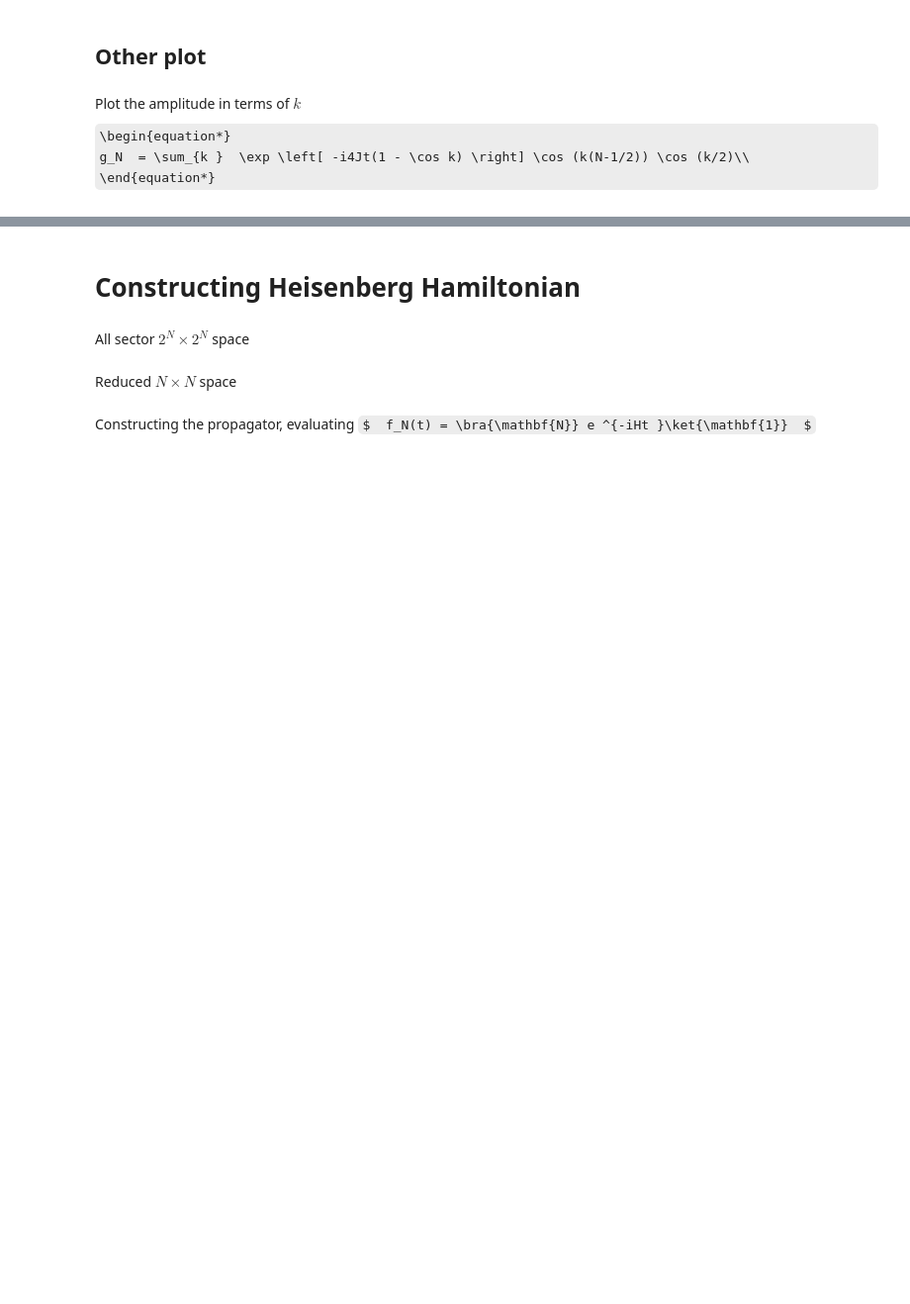
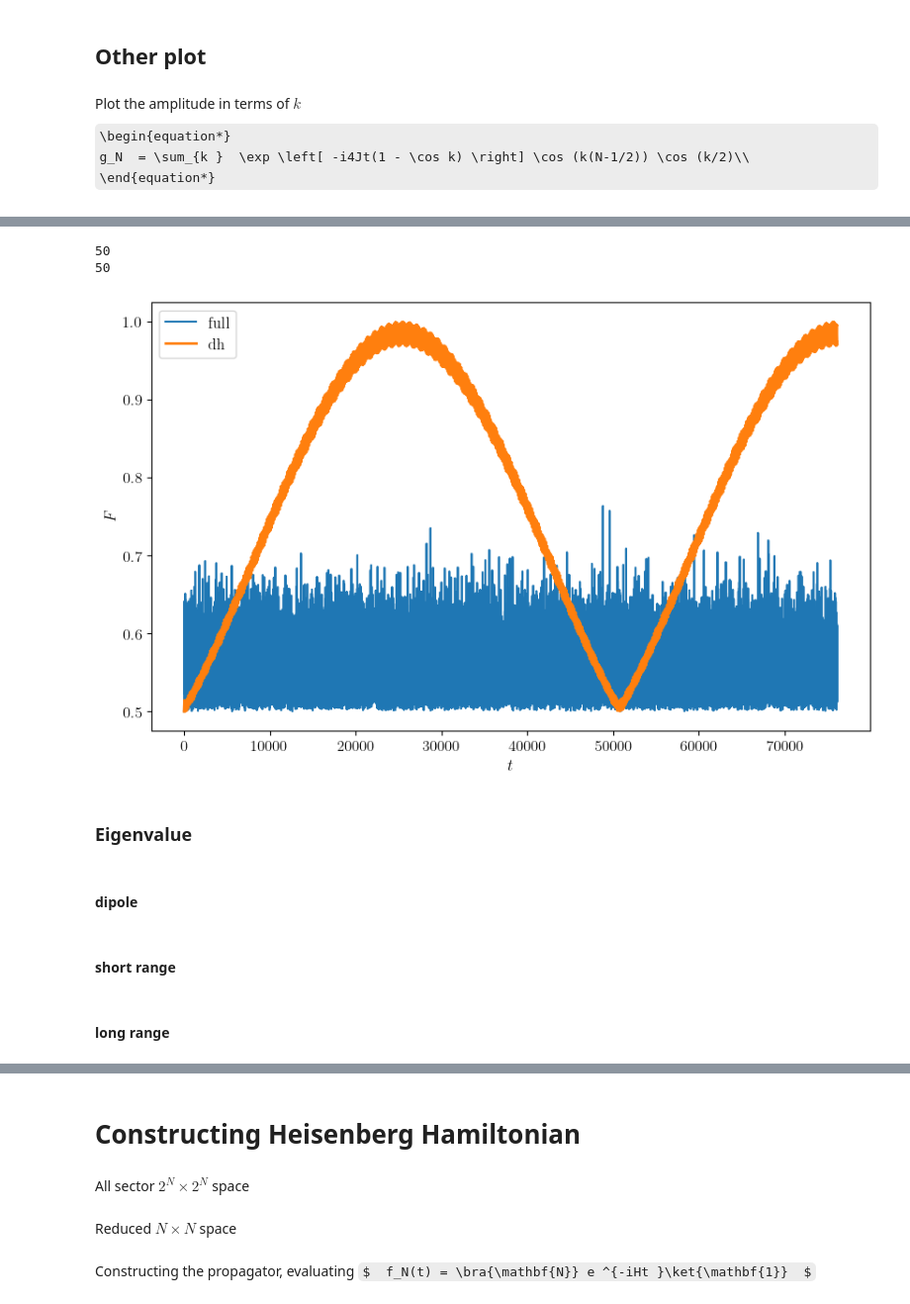
Before and after one commit to JohanesFaustus/QuantumMechanics, a Jupyter notebook: Rss/QM/code/F.ipynb, the cells around one changed output, grey strips where cells are left out. Shown at 99% size. Drawn from its saved outputs; the diff is of its cells as text; code cells hidden in the pictures; some formulas as TeX source; blank space fills up the shorter version.

```diff
--- a/Rss/QM/code/F.ipynb
+++ b/Rss/QM/code/F.ipynb
@@ -712,0 +1449,39 @@ plt.legend()
+# %%
+C = 1
+a = 1
+nu = 10
+B = 0
+alp = 1e-2
+N = 50
+
+
+H = HxDHLong(N,C,a,nu,B,alp)
+eigvals,_ = np.linalg.eigh(H)
+idx = np.argsort((eigvals))
+eigvals = eigvals[idx]
+t_approx = np.pi/np.abs(eigvals[1]-eigvals[2])
+
+t_vals = np.linspace(0,3*t_approx, int(5 * 1e4))
+lr_dh_t = tcomp(HxDHLong, C, a,nu, B, t_vals,alp)
+lr_full_t = tcomp(HxLong, C, a,nu, B, t_vals,alp)
+
+plt.figure(figsize=(10, 6))
+plt.xlabel(r'$t$')
+plt.ylabel(r'$F$')
+
+plt.plot(t_vals,lr_full_t, label="full")
+plt.plot(t_vals,lr_dh_t, label="dh",linewidth=2)
+
+t_dhmax = t_vals[np.argmax(lr_dh_t[0:int(len(lr_dh_t)/2)])]
+
+plt.legend()
+# plt.savefig(f"longv_tevol_nu{nu}_return_{alp:.0e}.png")
+done()
+# %% [output]
+50
+50
+[figure, added]
+# %% [markdown]
+### Eigenvalue
+# %% [markdown]
+#### dipole
@@ -712,0 +1587,2 @@ plt.legend()
+# %% [markdown]
+#### short range
@@ -712,0 +1741,2 @@ plt.legend()
+# %% [markdown]
+#### long range
```
Also changed, not shown: parts of 48 cells of this notebook, 17 other files.
